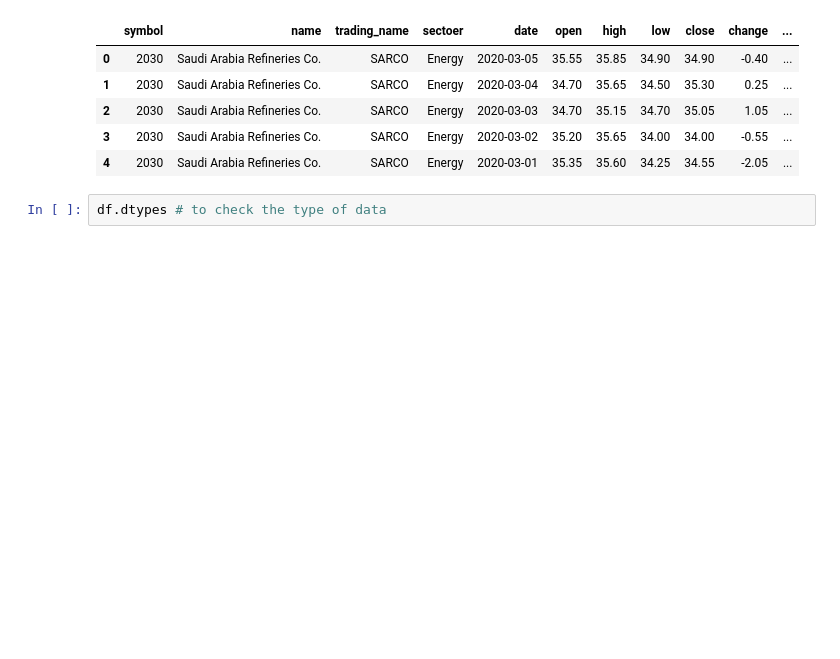
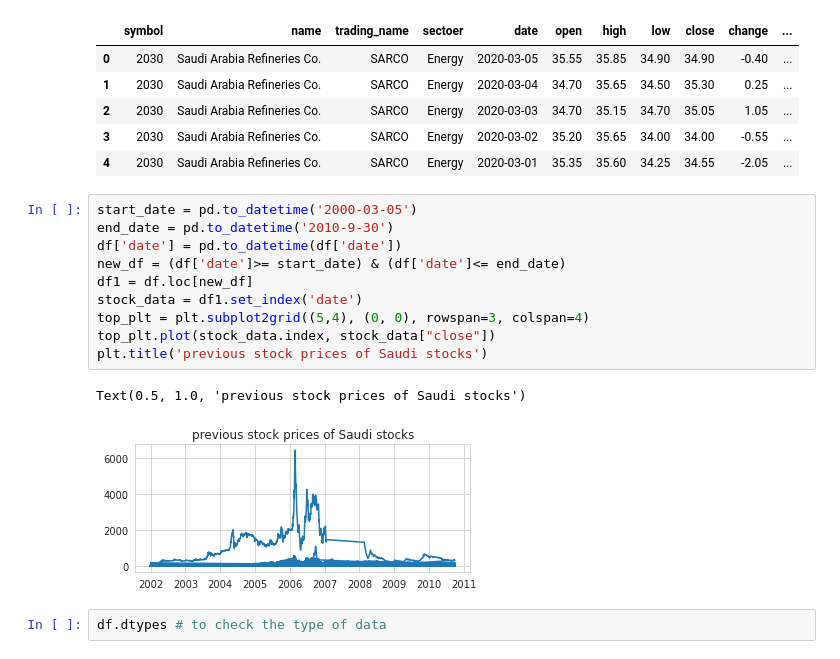
Before and after one commit to alzayerd/Tadawul-stcks, a Jupyter notebook: Project.ipynb, the cells around one changed output. Cells and saved outputs as stored; diff of their text form; blank space fills up the shorter version.

```diff
--- a/Project.ipynb
+++ b/Project.ipynb
@@ -22,6 +22,19 @@ df.head() # To display the top 5 rows
 | 2 | 2030 | Saudi Arabia Refineries Co. | SARCO | Energy | 2020-03-03 | 34.70 | 35.15 | 34.70 | 35.05 | 1.05 | ... |
 | 3 | 2030 | Saudi Arabia Refineries Co. | SARCO | Energy | 2020-03-02 | 35.20 | 35.65 | 34.00 | 34.00 | -0.55 | ... |
 | 4 | 2030 | Saudi Arabia Refineries Co. | SARCO | Energy | 2020-03-01 | 35.35 | 35.60 | 34.25 | 34.55 | -2.05 | ... |
+# %%
+start_date = pd.to_datetime('2000-03-05')
+end_date = pd.to_datetime('2010-9-30')
+df['date'] = pd.to_datetime(df['date'])
+new_df = (df['date']>= start_date) & (df['date']<= end_date)
+df1 = df.loc[new_df]
+stock_data = df1.set_index('date')
+top_plt = plt.subplot2grid((5,4), (0, 0), rowspan=3, colspan=4)
+top_plt.plot(stock_data.index, stock_data["close"])
+plt.title('previous stock prices of Saudi stocks')
+# %% [output]
+Text(0.5, 1.0, 'previous stock prices of Saudi stocks')
+[figure, added]
 # %%
 df.dtypes # to check the type of data
 # %% [output]
```
